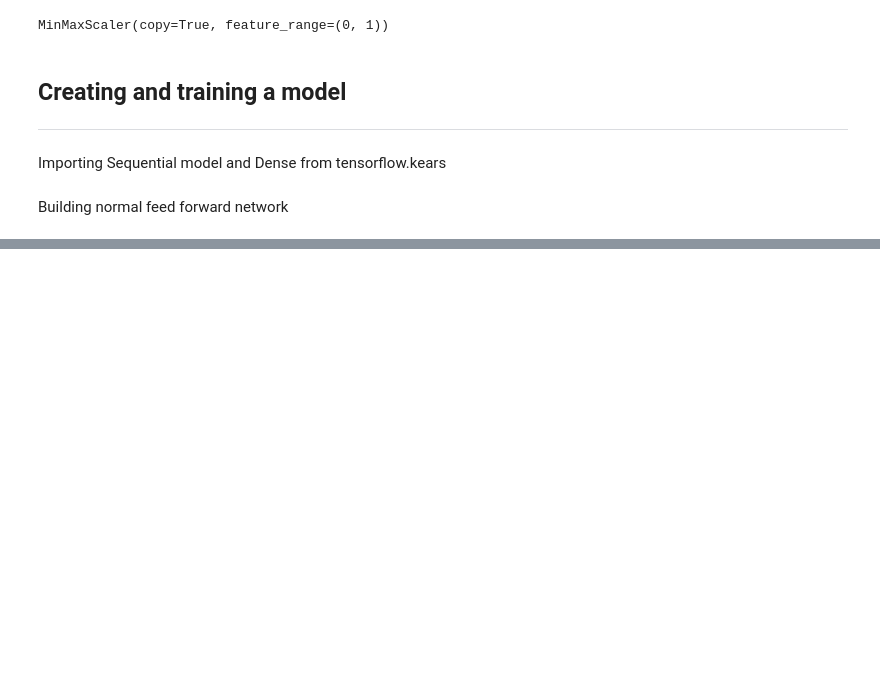
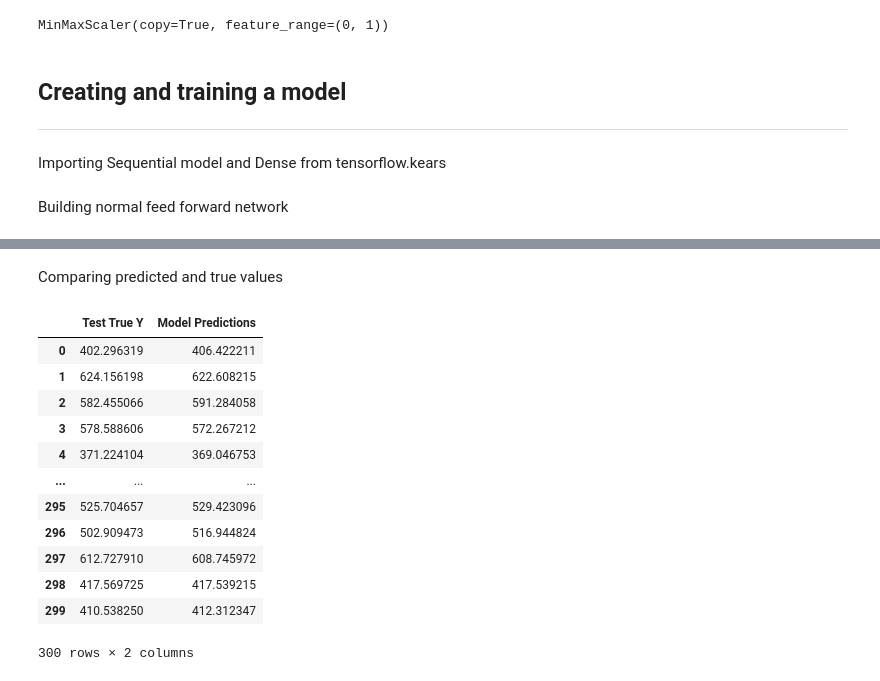
Before and after one commit to ikolokoltsev/Keras, a Jupyter notebook: TF Basics Syntax.ipynb, the cells around one changed output, grey strips where cells are left out. Drawn from its saved outputs; the diff is of its cells as text; code cells hidden in the pictures; blank space fills up the shorter version.

```diff
--- a/TF Basics Syntax.ipynb
+++ b/TF Basics Syntax.ipynb
@@ -87,0 +153,2 @@ model.compile(optimizer=)
+# %% [markdown]
+Comparing predicted and true values
@@ -87,0 +162,16 @@ model.compile(optimizer=)
+# %%
+pred_df
+# %% [output]
+|  | Test True Y | Model Predictions |
+| 0 | 402.296319 | 406.422211 |
+| 1 | 624.156198 | 622.608215 |
+| 2 | 582.455066 | 591.284058 |
+| 3 | 578.588606 | 572.267212 |
+| 4 | 371.224104 | 369.046753 |
+| ... | ... | ... |
+| 295 | 525.704657 | 529.423096 |
+| 296 | 502.909473 | 516.944824 |
+| 297 | 612.727910 | 608.745972 |
+| 298 | 417.569725 | 417.539215 |
+| 299 | 410.538250 | 412.312347 |
+300 rows × 2 columns
```
Also changed, not shown: parts of 33 cells of this notebook, 1 other file.
